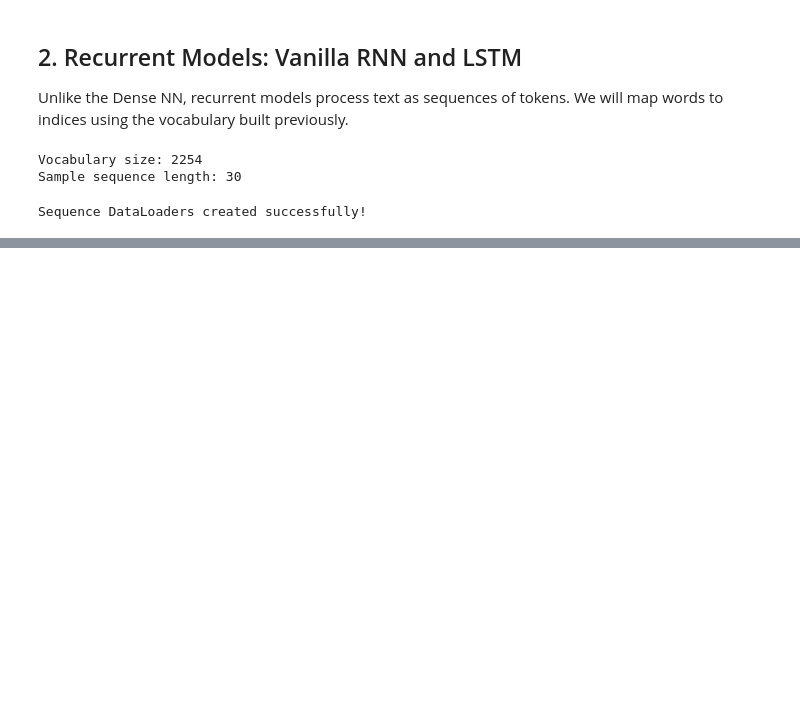
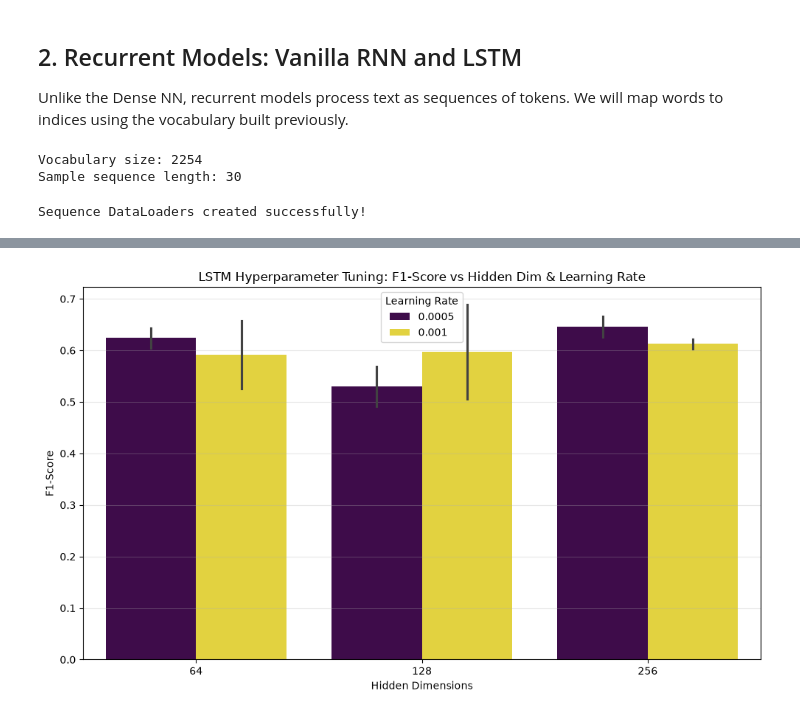
Before and after one commit to pabox123/JEHEJEHEJEHE, a Jupyter notebook: notebooks/03_dense_rnn_lstm.ipynb, the cells around one changed output, grey strips where cells are left out. Saved outputs shown, nothing was run; the diff lists cells and outputs as text; code cells hidden in the pictures; blank space fills up the shorter version.

Commit message:
feat: implement hyperparameter tuning for best models

```diff
--- a/notebooks/03_dense_rnn_lstm.ipynb
+++ b/notebooks/03_dense_rnn_lstm.ipynb
@@ -329,0 +406,16 @@ All experiments finished! Check the outputs/figures/ directory.
+# %%
+import seaborn as sns
+import matplotlib.pyplot as plt
+
+#F1-score different hidden dimensions and learning rates
+plt.figure(figsize=(10, 6))
+sns.barplot(data=results_df, x='hidden_dim', y='f1', hue='lr', palette='viridis')
+plt.title('LSTM Hyperparameter Tuning: F1-Score vs Hidden Dim & Learning Rate')
+plt.ylabel('F1-Score')
+plt.xlabel('Hidden Dimensions')
+plt.legend(title='Learning Rate')
+plt.grid(True, axis='y', alpha=0.3)
+plt.tight_layout()
+plt.show()
+# %% [output]
+[figure, added]
```
Also changed, not shown: parts of 8 cells of this notebook, 11 other files.
